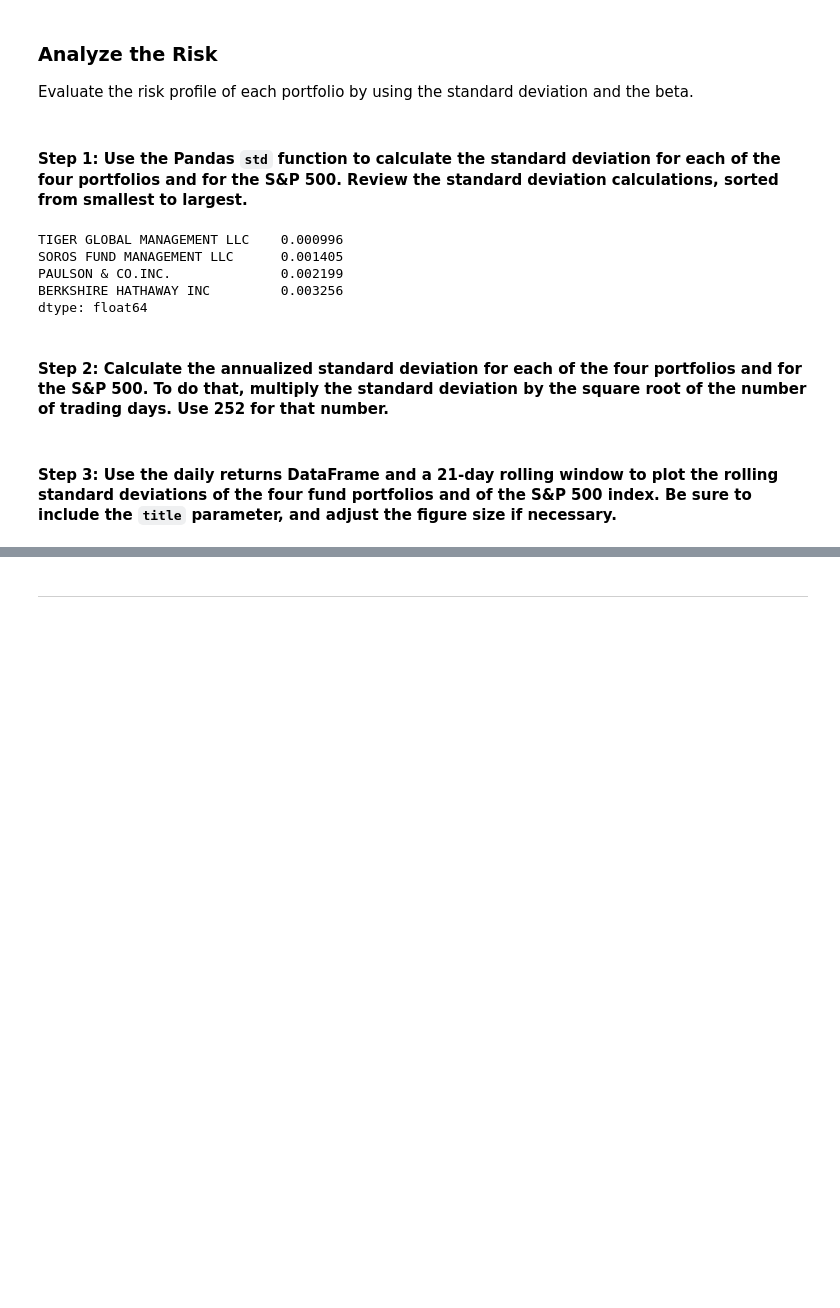
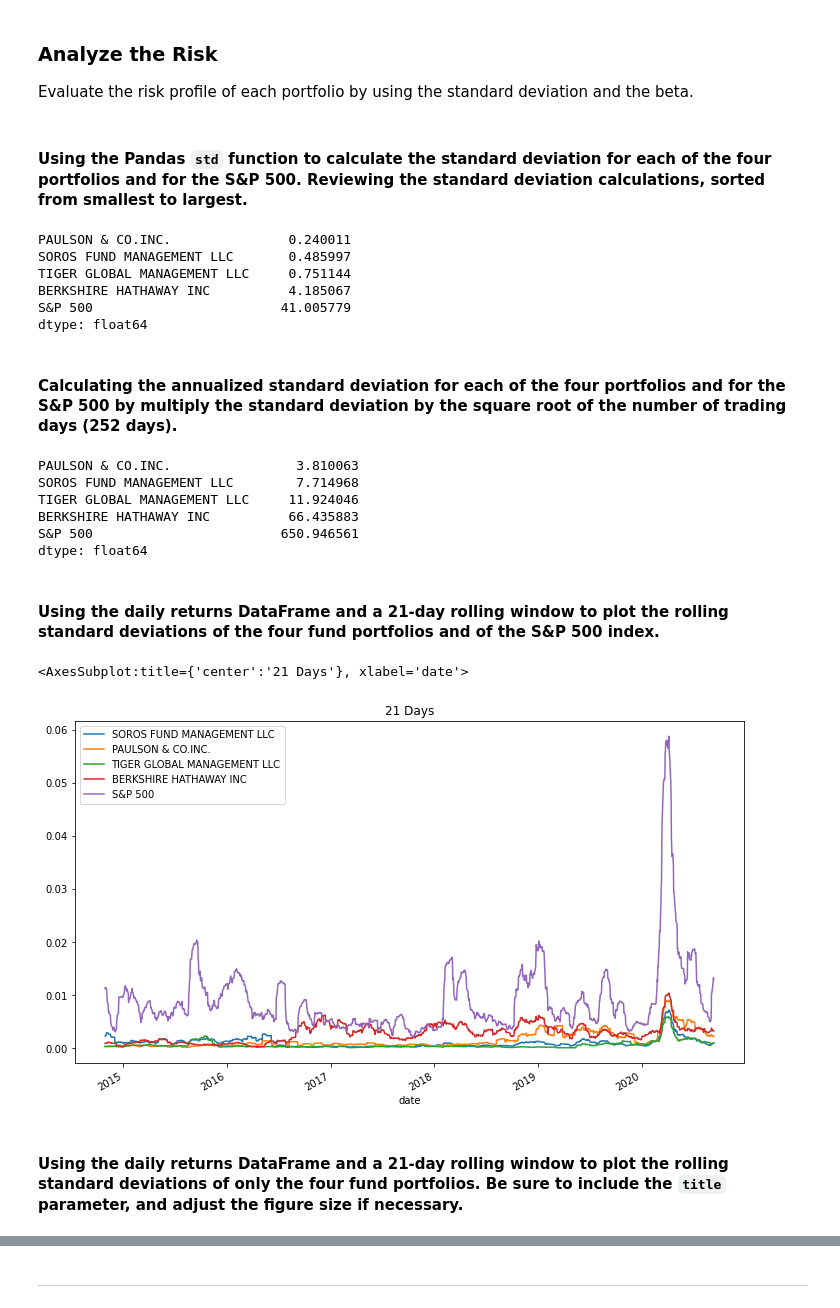
Before and after one commit to agnesmaria1/Risk-and-Return-Analysis, a Jupyter notebook: Risk Return Analysis/risk_return_analysis.ipynb, the cells around one changed output, grey strips where cells are left out. Cells and saved outputs as stored; diff of their text form; code cells hidden in the pictures; blank space fills up the shorter version.

```diff
--- a/Risk Return Analysis/risk_return_analysis.ipynb
+++ b/Risk Return Analysis/risk_return_analysis.ipynb
@@ -222,25 +123,42 @@ whale_4_df.plot.box(figsize=(12, 7), title="Daily Return Data for 4 Major Compan
 
 Evaluate the risk profile of each portfolio by using the standard deviation and the beta.
 # %% [markdown]
-#### Step 1: Use the Pandas `std` function to calculate the standard deviation for each of the four portfolios and for the S&P 500. Review the standard deviation calculations, sorted from smallest to largest.
+#### Using the Pandas `std` function to calculate the standard deviation for each of the four portfolios and for the S&P 500. Reviewing the standard deviation calculations, sorted from smallest to largest.
 # %%
-# Calculate and sort the standard deviation for all 4 portfolios and the S&P 500
-# Review the standard deviations sorted smallest to largest
-standard_deviation = whale_4_df.std()
+# Calculating and sorting the standard deviation for all 4 portfolios and the S&P 500 from smallest to largest
+standard_deviation = whale_df.std()
 standard_deviation_sorted = standard_deviation.sort_values()
 standard_deviation_sorted
 # %% [output]
-TIGER GLOBAL MANAGEMENT LLC    0.000996
-SOROS FUND MANAGEMENT LLC      0.001405
-PAULSON & CO.INC.              0.002199
-BERKSHIRE HATHAWAY INC         0.003256
+PAULSON & CO.INC.               0.240011
+SOROS FUND MANAGEMENT LLC       0.485997
+TIGER GLOBAL MANAGEMENT LLC     0.751144
+BERKSHIRE HATHAWAY INC          4.185067
+S&P 500                        41.005779
 dtype: float64
 # %% [markdown]
-#### Step 2: Calculate the annualized standard deviation for each of the four portfolios and for the S&P 500. To do that, multiply the standard deviation by the square root of the number of trading days. Use 252 for that number.
+#### Calculating the annualized standard deviation for each of the four portfolios and for the S&P 500 by multiply the standard deviation by the square root of the number of trading days (252 days).
 # %%
-# Calculate and sort the annualized standard deviation (252 trading days) of the 4 portfolios and the S&P 500
-# Review the annual standard deviations smallest to largest
-# YOUR CODE HERE
+# Calculating and sorting, from smallest to largest,
+# the annualized standard deviation (252 trading days) of the 4 portfolios and the S&P 500
+an_std = standard_deviation * np.sqrt(252)
+an_std.sort_values()
+# %% [output]
+PAULSON & CO.INC.                3.810063
+SOROS FUND MANAGEMENT LLC        7.714968
+TIGER GLOBAL MANAGEMENT LLC     11.924046
+BERKSHIRE HATHAWAY INC          66.435883
+S&P 500                        650.946561
+dtype: float64
+# %% [markdown]
+#### Using the daily returns DataFrame and a 21-day rolling window to plot the rolling standard deviations of the four fund portfolios and of the S&P 500 index.
+# %%
+# Using the daily returns DataFrame and a 21-day rolling window,
+# plot the rolling standard deviation of the 4 portfolios and the S&P 500
+whale_daily_returns.rolling(window=21).std().plot(figsize=(12, 7), title=("21 Days"))
+# %% [output]
+<AxesSubplot:title={'center':'21 Days'}, xlabel='date'>
+[figure, added]
 # %% [markdown]
-#### Step 3: Use the daily returns DataFrame and a 21-day rolling window to plot the rolling standard deviations of the four fund portfolios and of the S&P 500 index. Be sure to include the `title` parameter, and adjust the figure size if necessary.
+#### Using the daily returns DataFrame and a 21-day rolling window to plot the rolling standard deviations of only the four fund portfolios. Be sure to include the `title` parameter, and adjust the figure size if necessary.
 # %%
```
Also changed, not shown: parts of 40 cells of this notebook.
